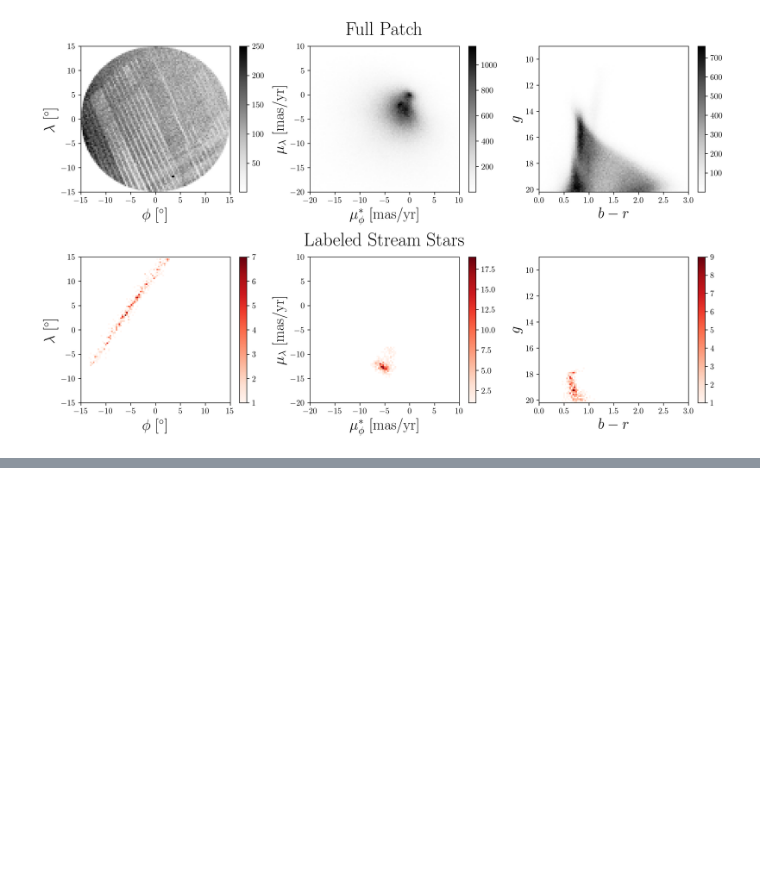
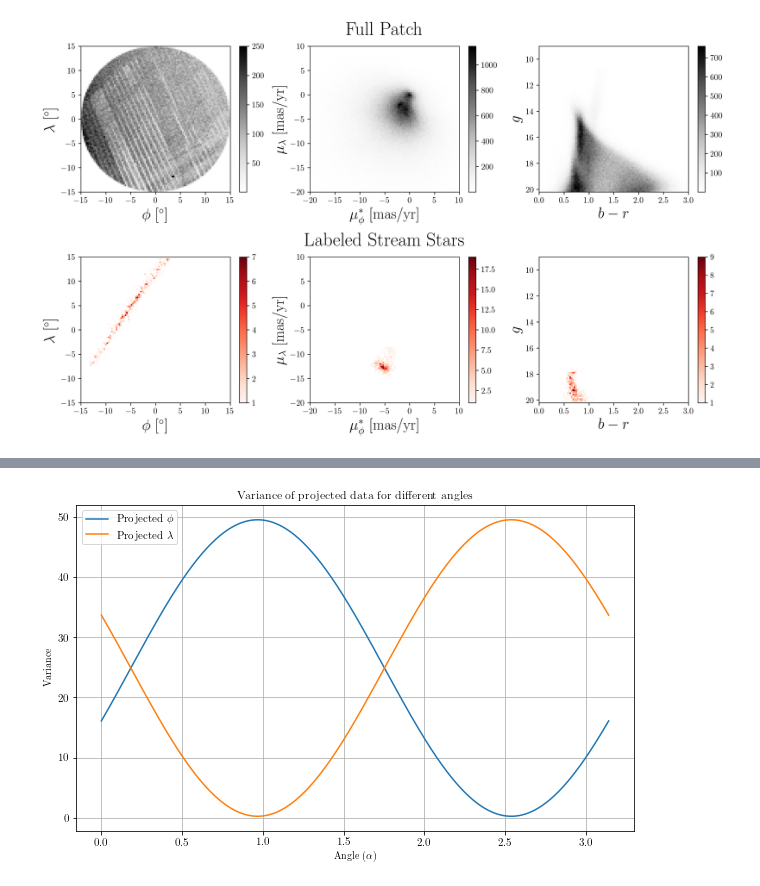
Before and after one commit to Nadav-out/GaiaCWoLa, a Jupyter notebook: notebooks/example.ipynb, the cells around one changed output, grey strips where cells are left out. Cells and saved outputs as stored; diff of their text form; code cells hidden in the pictures; blank space fills up the shorter version.

```diff
--- a/notebooks/example.ipynb
+++ b/notebooks/example.ipynb
@@ -181,0 +193,33 @@ Top 100 stars: Purity = 91.0%
+# %%
+
+# Define a range of angles from 0 to pi/2 (since after pi/2 the rotations will just mirror the data)
+angles = np.linspace(0, np.pi, 10000)
+
+def rot_mat(angle):
+    s=np.sin(angle)
+    c=np.cos(angle)
+    mat=np.array([[c,s],[-s,c]])
+    return mat
+
+rotation_matrices=np.array([rot_mat(a) for a in angles])
+
+
+# 2. Project the data using matrix multiplication
+data_array = df.query('stream')[['ϕ', 'λ']].values.T  # shape (2, num_points)
+projected_data = np.einsum('aij,jk->aik', rotation_matrices, data_array)  # shape (num_angles, 2, num_points)
+
+# 3. Calculate variance for each projected data
+variances = np.var(projected_data, axis=2)
+
+# 4. Plot variances as a function of angles
+plt.figure(figsize=(10, 6))
+plt.plot(angles, variances[:, 0], label=r'Projected $\phi$')
+plt.plot(angles, variances[:, 1], label=r'Projected $\lambda$')
+plt.xlabel(r'Angle ($\alpha$)')
+plt.ylabel(r'Variance')
+plt.legend()
+plt.title(r'Variance of projected data for different angles')
+plt.grid(True)
+plt.show()
+# %% [output]
+[figure, added]
```
Also changed, not shown: parts of 15 cells of this notebook, 1 other file.
